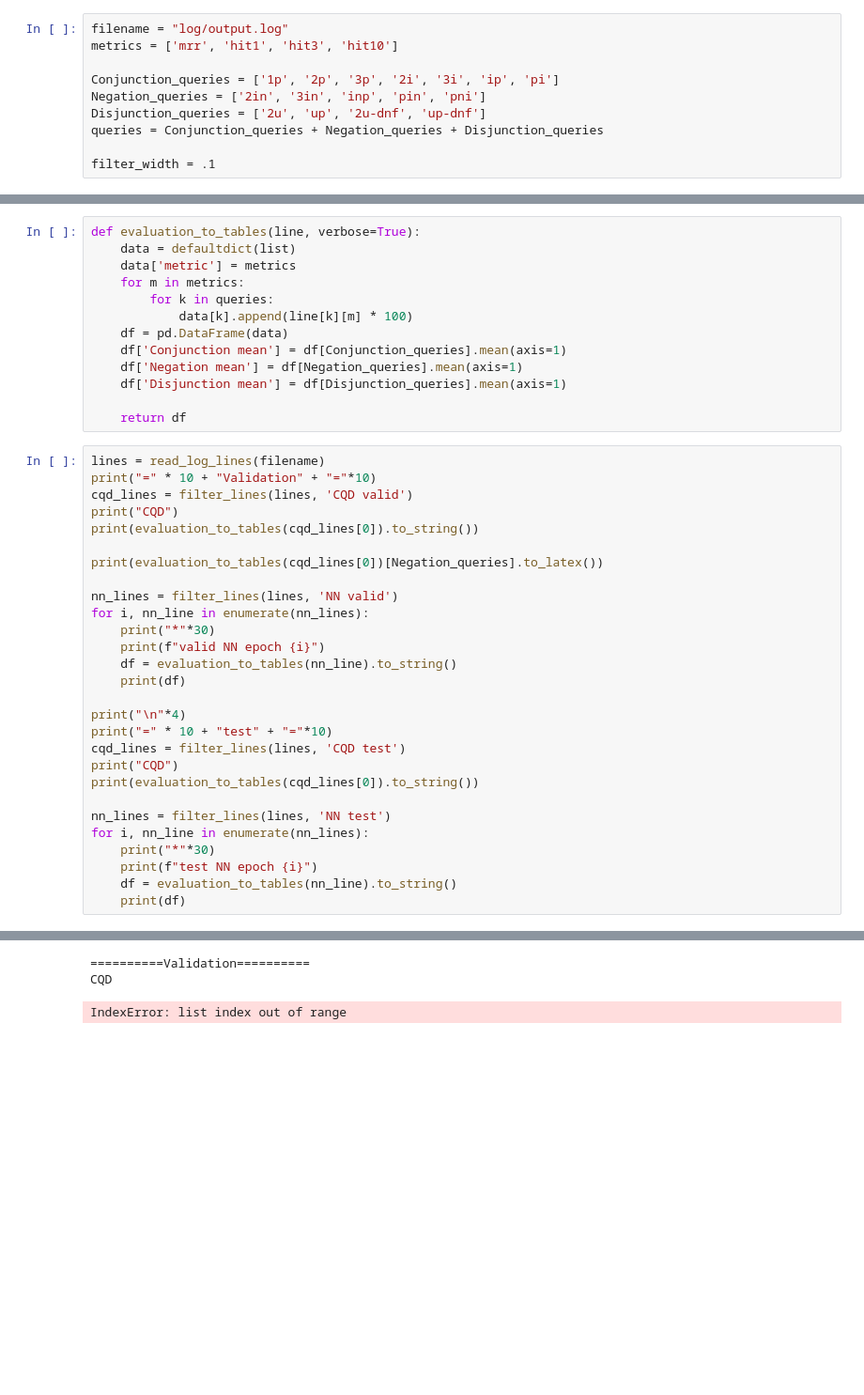
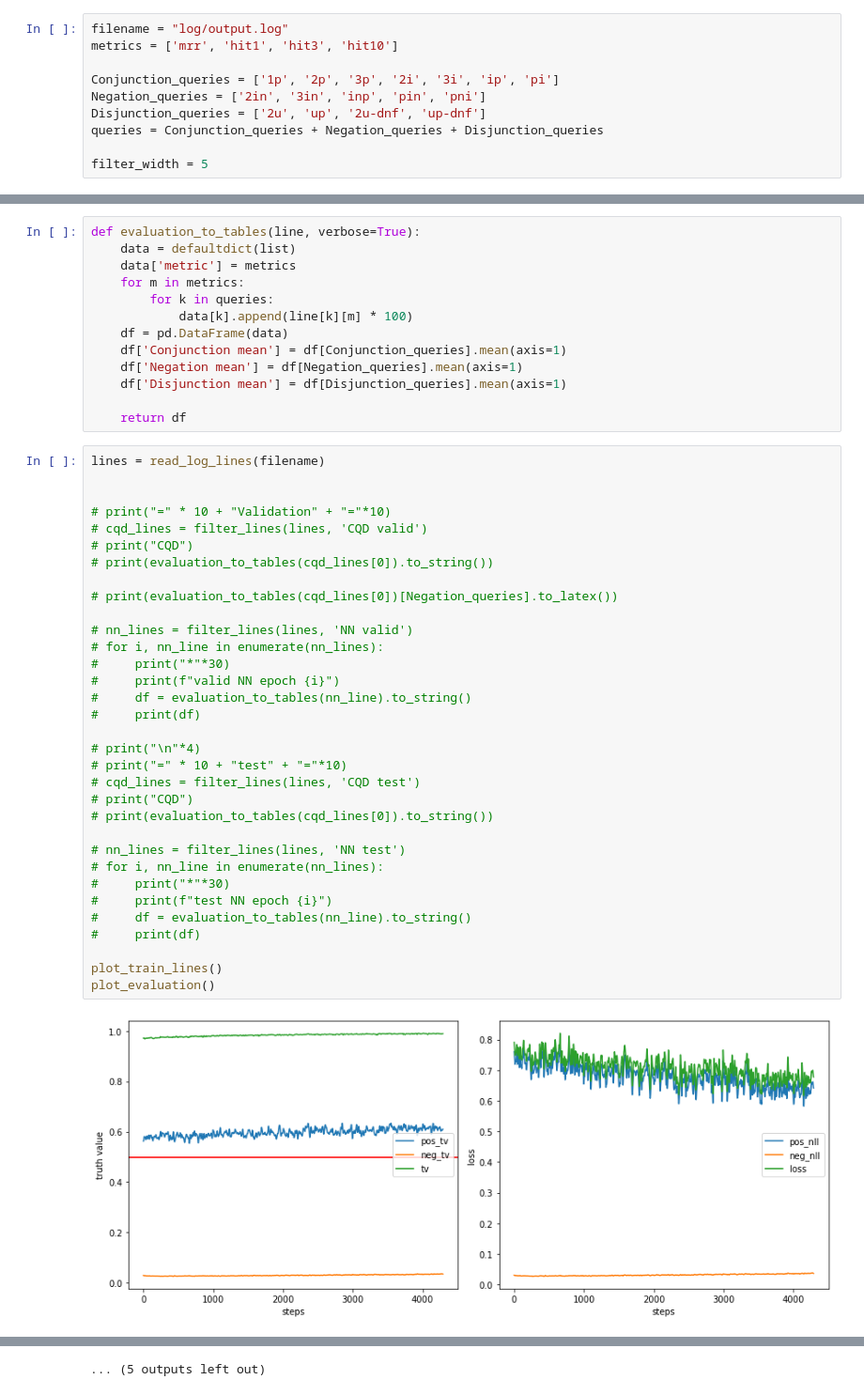
Before and after one commit to rabi-fei/Soft-Queries-on-Uncertain-KG, a Jupyter notebook: vis.ipynb, the cells around one changed output, grey strips where cells are left out. Shown at 94% size. Saved outputs shown, nothing was run; the diff lists cells and outputs as text; blank space fills up the shorter version.

```diff
--- a/vis.ipynb
+++ b/vis.ipynb
@@ -19,7 +19,7 @@ Negation_queries = ['2in', '3in', 'inp', 'pin', 'pni']
 Disjunction_queries = ['2u', 'up', '2u-dnf', 'up-dnf']
 queries = Conjunction_queries + Negation_queries + Disjunction_queries
 
-filter_width = .1
+filter_width = 5
 # %%
 def read_log_lines(filename):
     lines = []
@@ -124,30 +124,36 @@ def evaluation_to_tables(line, verbose=True):
     return df
 # %%
 lines = read_log_lines(filename)
-print("=" * 10 + "Validation" + "="*10)
-cqd_lines = filter_lines(lines, 'CQD valid')
-print("CQD")
-print(evaluation_to_tables(cqd_lines[0]).to_string())
 
-print(evaluation_to_tables(cqd_lines[0])[Negation_queries].to_latex())
 
-nn_lines = filter_lines(lines, 'NN valid')
-for i, nn_line in enumerate(nn_lines):
-    print("*"*30)
-    print(f"valid NN epoch {i}")
-    df = evaluation_to_tables(nn_line).to_string()
-    print(df)
+# print("=" * 10 + "Validation" + "="*10)
+# cqd_lines = filter_lines(lines, 'CQD valid')
+# print("CQD")
+# print(evaluation_to_tables(cqd_lines[0]).to_string())
 
-print("\n"*4)
-print("=" * 10 + "test" + "="*10)
-cqd_lines = filter_lines(lines, 'CQD test')
-print("CQD")
-print(evaluation_to_tables(cqd_lines[0]).to_string())
+# print(evaluation_to_tables(cqd_lines[0])[Negation_queries].to_latex())
 
-nn_lines = filter_lines(lines, 'NN test')
-for i, nn_line in enumerate(nn_lines):
-    print("*"*30)
-    print(f"test NN epoch {i}")
-    df = evaluation_to_tables(nn_line).to_string()
-    print(df)
+# nn_lines = filter_lines(lines, 'NN valid')
+# for i, nn_line in enumerate(nn_lines):
+#     print("*"*30)
+#     print(f"valid NN epoch {i}")
+#     df = evaluation_to_tables(nn_line).to_string()
+#     print(df)
+
+# print("\n"*4)
+# print("=" * 10 + "test" + "="*10)
+# cqd_lines = filter_lines(lines, 'CQD test')
+# print("CQD")
+# print(evaluation_to_tables(cqd_lines[0]).to_string())
+
+# nn_lines = filter_lines(lines, 'NN test')
+# for i, nn_line in enumerate(nn_lines):
+#     print("*"*30)
+#     print(f"test NN epoch {i}")
+#     df = evaluation_to_tables(nn_line).to_string()
+#     print(df)
+
+plot_train_lines()
+plot_evaluation()
 # %% [output]
+[figure, added]
@@ -154,3 +171 @@ for i, nn_line in enumerate(nn_lines):
-==========Validation==========
-CQD
+... (5 outputs left out)
-IndexError: list index out of range
```
Also changed, not shown: parts of 2 cells of this notebook, 2 other files.
